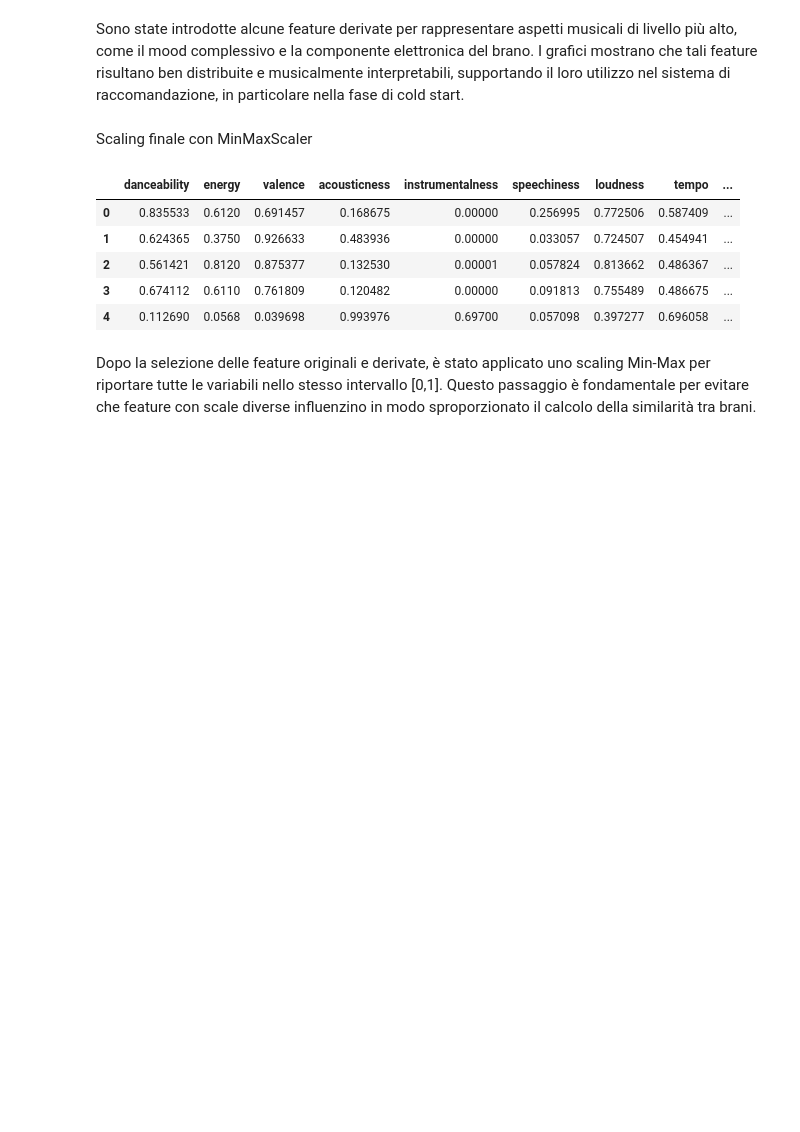
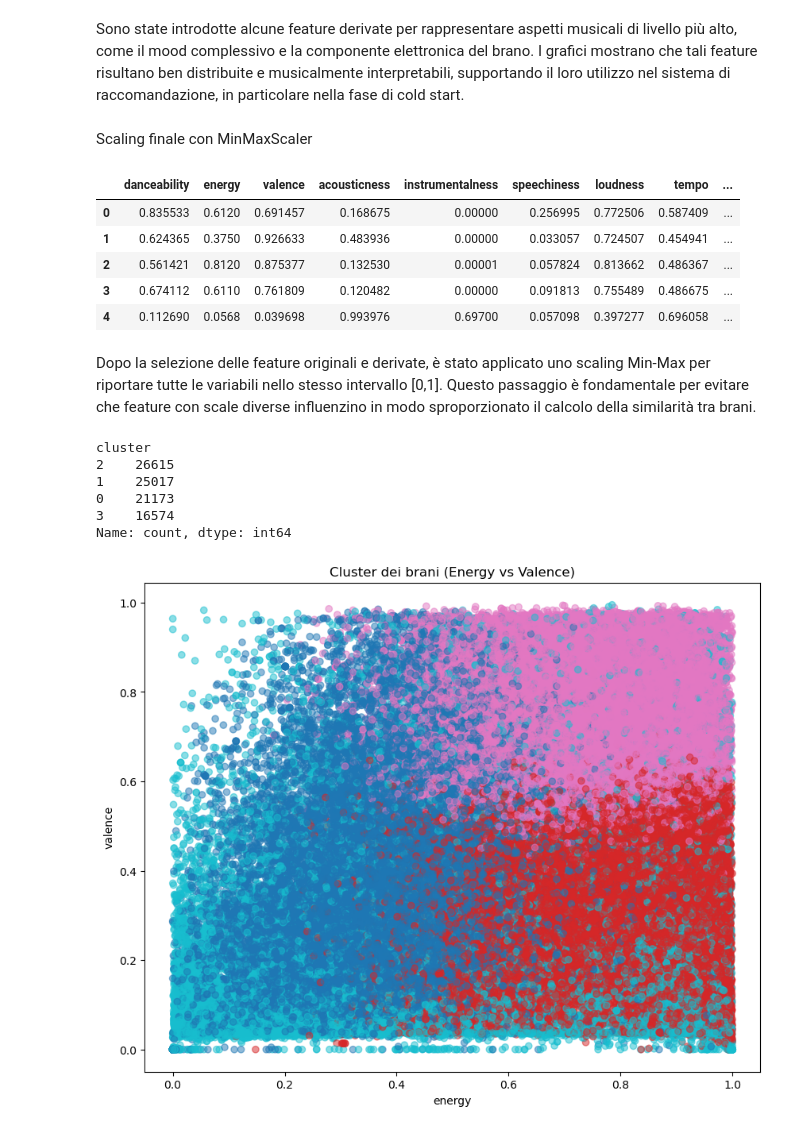
Before and after one commit to ashuraWho/Progetto_EmanueleAnnaGianmarco, a Jupyter notebook: pulizia.ipynb, the cells around one changed output. Drawn from its saved outputs; the diff is of its cells as text; code cells hidden in the pictures; blank space fills up the shorter version.

```diff
--- a/pulizia.ipynb
+++ b/pulizia.ipynb
@@ -634,3 +634,31 @@ display(df_scaled.head())
 | 4 | 0.112690 | 0.0568 | 0.039698 | 0.993976 | 0.69700 | 0.057098 | 0.397277 | 0.696058 | ... |
 # %% [markdown]
 Dopo la selezione delle feature originali e derivate, è stato applicato uno scaling Min-Max per riportare tutte le variabili nello stesso intervallo [0,1]. Questo passaggio è fondamentale per evitare che feature con scale diverse influenzino in modo sproporzionato il calcolo della similarità tra brani.
+# %%
+from sklearn.cluster import KMeans
+import warnings
+
+warnings.filterwarnings("ignore", category=UserWarning)
+
+
+X = df_scaled[final_features]
+
+kmeans = KMeans(n_clusters=4 , random_state=41)
+df['cluster'] = kmeans.fit_predict(X)
+
+print(df['cluster'].value_counts())
+
+plt.figure(figsize=(10,8))
+plt.scatter(df['energy'], df['valence'], c=df['cluster'], cmap='tab10', alpha=0.5)
+plt.xlabel("energy")
+plt.ylabel("valence")
+plt.title("Cluster dei brani (Energy vs Valence)")
+plt.show()
+# %% [output]
+cluster
+2    26615
+1    25017
+0    21173
+3    16574
+Name: count, dtype: int64
+[figure, added]
```
Also changed, not shown: parts of 10 cells of this notebook, 4 other files.
